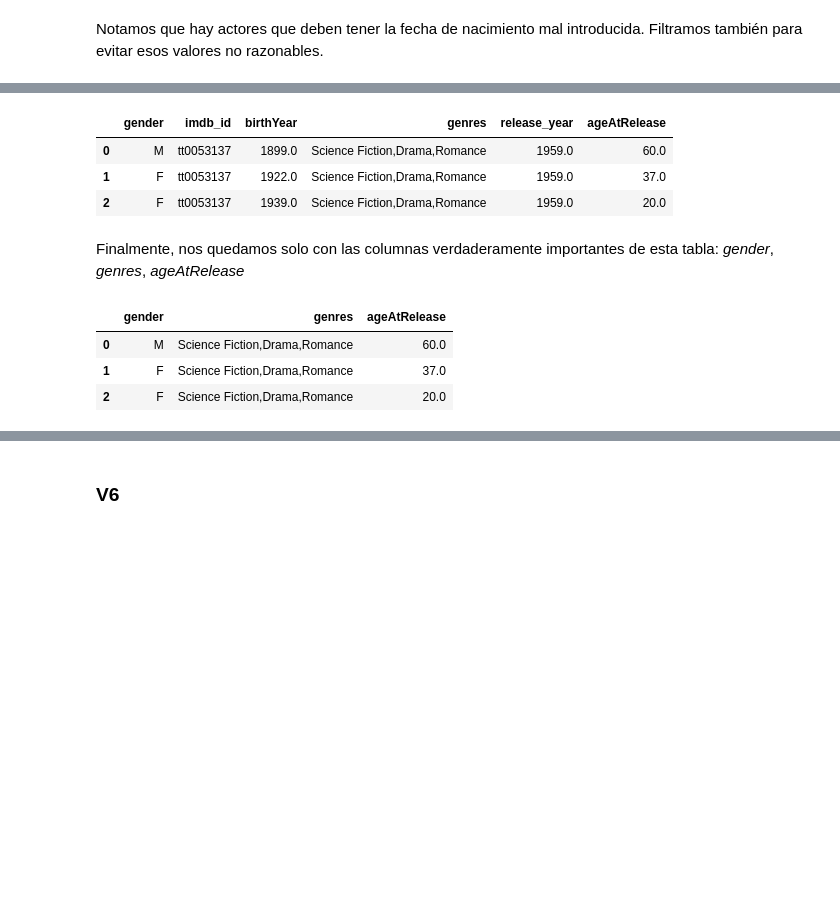
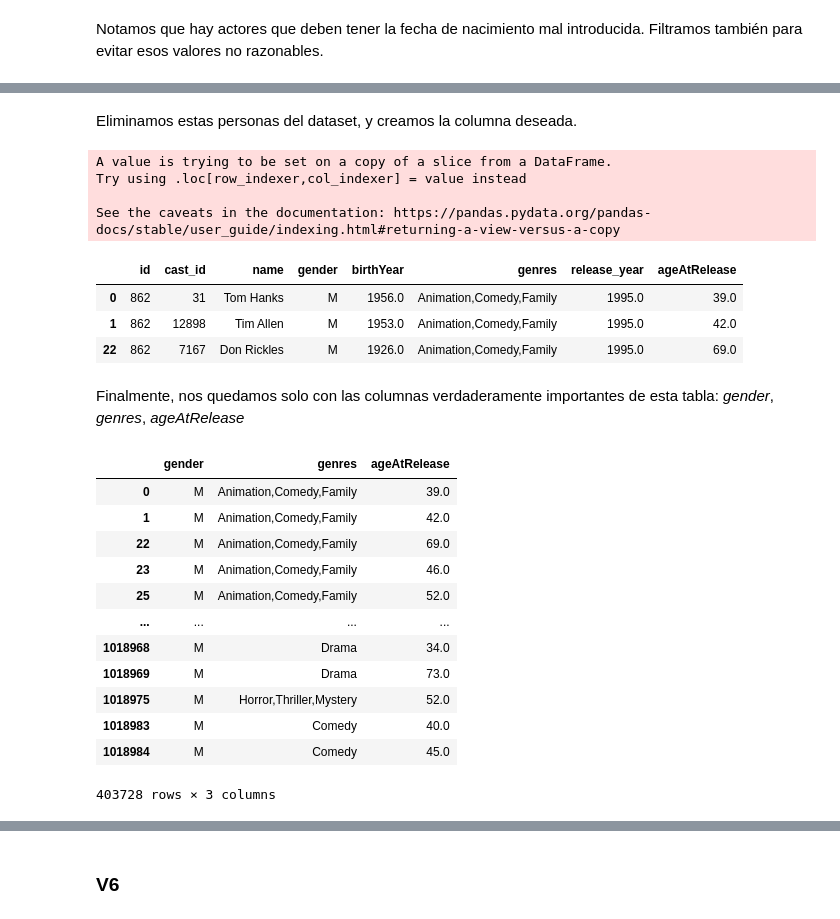
Before and after one commit to Nacho2904/orga_de_datos, a Jupyter notebook: tp_1.ipynb, the cells around one changed output, grey strips where cells are left out. Drawn from its saved outputs; the diff is of its cells as text; code cells hidden in the pictures; blank space fills up the shorter version.

```diff
--- a/tp_1.ipynb
+++ b/tp_1.ipynb
@@ -631,0 +634,3 @@ df_actors_with_movies.head(10)
+# %%
+df_cast_with_gender_and_birthyear = df_cast_filtered.merge(right=df_actors_with_gender, how="inner", on="name")
+df_cast_with_gender_and_birthyear.head()
@@ -642,7 +654,7 @@ Index(['adult', 'belongs_to_collection', 'budget', 'genres', 'homepage', 'id',
        'vote_average', 'vote_count'],
       dtype='object')
 # %%
-df_movies_filtered = df_movies[["imdb_id", "genres", "release_date"]]
+df_movies_filtered = df_movies[["id", "genres", "release_date"]]
 # %% [markdown]
 En realidad, nos interesa solo el año de lanzamiento más que la fecha exacta puesto que de todas formas no conocemos el día exacto de nacimiento de cada actor, de forma que no podemos tener en cuenta su fecha de nacimiento entera.
 # %%
@@ -704,3 +712,8 @@ df_movies_and_actors = df_actors_with_movies.merge(how = 'inner', right = df_mov
+# %%
+df_cast_with_gender_and_birthyear["id"] = pd.to_numeric(df_cast_with_gender_and_birthyear["id"], errors="coerce")
+df_movies_filtered["id"] = pd.to_numeric(df_movies_filtered["id"], errors="coerce")
+df_movies_and_actors = df_cast_with_gender_and_birthyear.merge(how = 'inner', right = df_movies_filtered,
+                                                   on="id")
 # %%
 df_movies_and_actors.head()
 # %% [output]
@@ -746,21 +775,38 @@ Combinamos la información de las columnas *birthYear* y *release_Year* para sac
+# %% [markdown]
+Eliminamos estas personas del dataset, y creamos la columna deseada.
 # %%
+df_movies_and_actors = df_movies_and_actors.loc[df_movies_and_actors["release_year"] - df_movies_and_actors["birthYear"] < 90]
 df_movies_and_actors["ageAtRelease"] = df_movies_and_actors["release_year"] - df_movies_and_actors["birthYear"]
 df_movies_and_actors.head(3)
 # %% [output]
+A value is trying to be set on a copy of a slice from a DataFrame.
+Try using .loc[row_indexer,col_indexer] = value instead
+
+See the caveats in the documentation: https://pandas.pydata.org/pandas-docs/stable/user_guide/indexing.html#returning-a-view-versus-a-copy
-|  | gender | imdb_id | birthYear | genres | release_year | ageAtRelease |
-| 0 | M | tt0053137 | 1899.0 | Science Fiction,Drama,Romance | 1959.0 | 60.0 |
-| 1 | F | tt0053137 | 1922.0 | Science Fiction,Drama,Romance | 1959.0 | 37.0 |
-| 2 | F | tt0053137 | 1939.0 | Science Fiction,Drama,Romance | 1959.0 | 20.0 |
+|  | id | cast_id | name | gender | birthYear | genres | release_year | ageAtRelease |
+| 0 | 862 | 31 | Tom Hanks | M | 1956.0 | Animation,Comedy,Family | 1995.0 | 39.0 |
+| 1 | 862 | 12898 | Tim Allen | M | 1953.0 | Animation,Comedy,Family | 1995.0 | 42.0 |
+| 22 | 862 | 7167 | Don Rickles | M | 1926.0 | Animation,Comedy,Family | 1995.0 | 69.0 |
 # %% [markdown]
 Finalmente, nos quedamos solo con las columnas verdaderamente importantes de esta tabla: *gender*, *genres*, *ageAtRelease*
 # %%
 df_movies_and_actors_filtered = df_movies_and_actors[["gender", "genres", "ageAtRelease"]]
-df_movies_and_actors_filtered.head(3)
+df_movies_and_actors_filtered = df_movies_and_actors_filtered[df_movies_and_actors_filtered["genres"].notnull()]
+df_movies_and_actors_filtered
 # %% [output]
 |  | gender | genres | ageAtRelease |
-| 0 | M | Science Fiction,Drama,Romance | 60.0 |
-| 1 | F | Science Fiction,Drama,Romance | 37.0 |
-| 2 | F | Science Fiction,Drama,Romance | 20.0 |
+| 0 | M | Animation,Comedy,Family | 39.0 |
+| 1 | M | Animation,Comedy,Family | 42.0 |
+| 22 | M | Animation,Comedy,Family | 69.0 |
+| 23 | M | Animation,Comedy,Family | 46.0 |
+| 25 | M | Animation,Comedy,Family | 52.0 |
+| ... | ... | ... | ... |
+| 1018968 | M | Drama | 34.0 |
+| 1018969 | M | Drama | 73.0 |
+| 1018975 | M | Horror,Thriller,Mystery | 52.0 |
+| 1018983 | M | Comedy | 40.0 |
+| 1018984 | M | Comedy | 45.0 |
+403728 rows × 3 columns
 # %%
 separate_genres = lambda genre: genre.split(',')
 df_movies_and_actors_filtered["genres"] = df_movies_and_actors_filtered["genres"].map(separate_genres)
```
Also changed, not shown: parts of 26 cells of this notebook.
